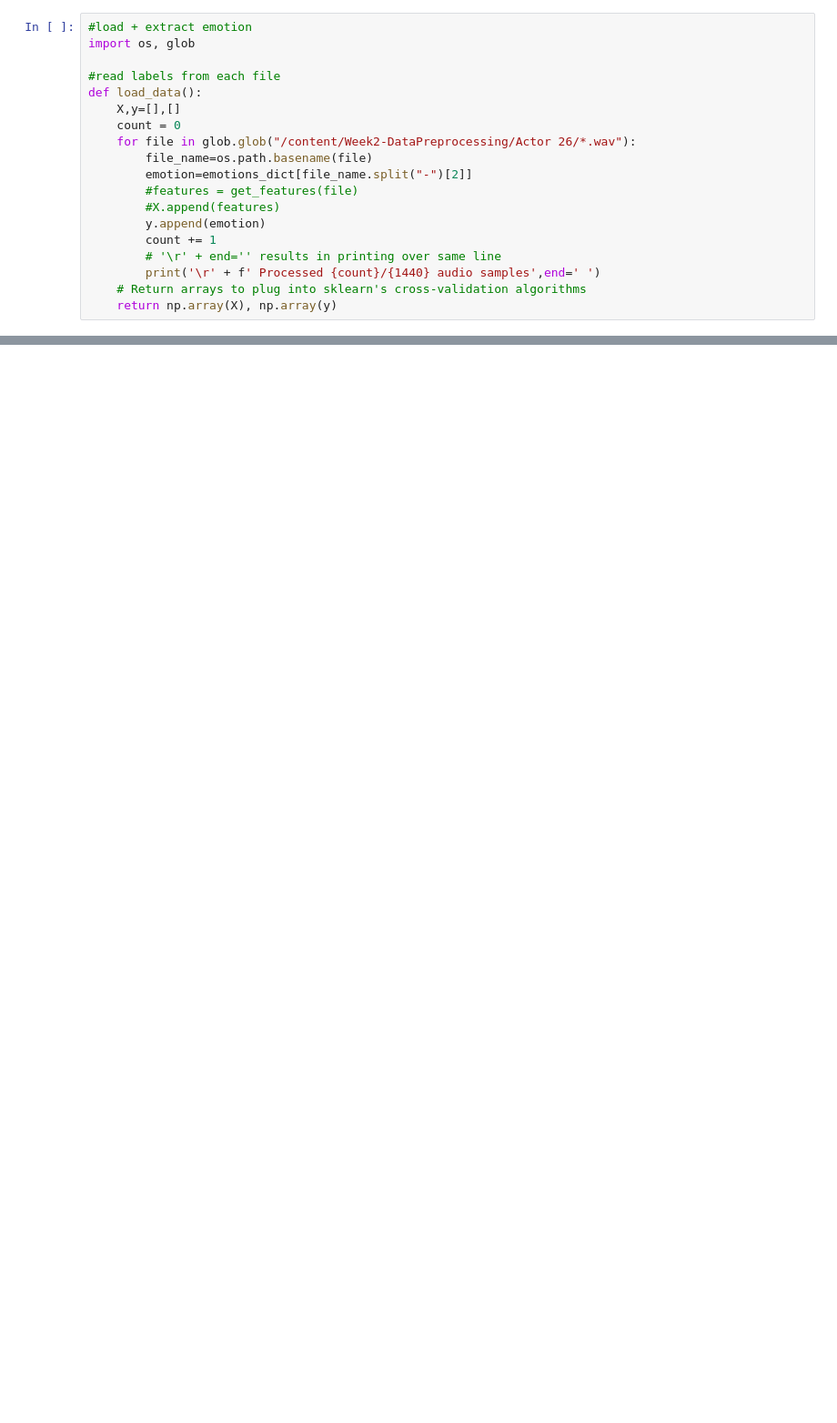
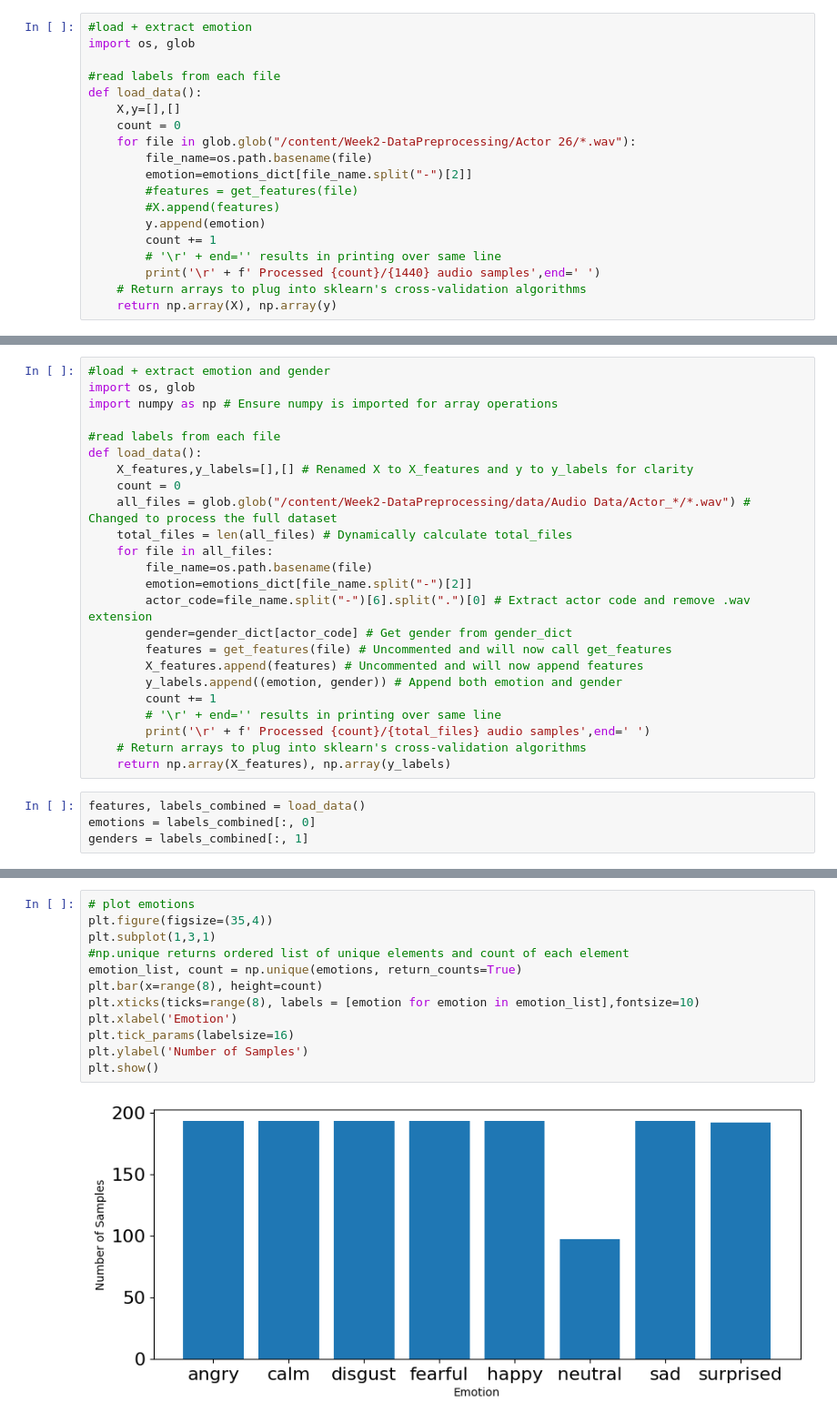
Before and after one commit to MIS520/Week2-DataPreprocessing, a Jupyter notebook: Assignment_2.ipynb, the cells around one changed output, grey strips where cells are left out. Shown at 91% size. Drawn from its saved outputs; the diff is of its cells as text; blank space fills up the shorter version.

```diff
--- a/Assignment_2.ipynb
+++ b/Assignment_2.ipynb
@@ -154,0 +238,28 @@ features, emotions = load_data()
+# %%
+#load + extract emotion and gender
+import os, glob
+import numpy as np # Ensure numpy is imported for array operations
+
+#read labels from each file
+def load_data():
+    X_features,y_labels=[],[] # Renamed X to X_features and y to y_labels for clarity
+    count = 0
+    all_files = glob.glob("/content/Week2-DataPreprocessing/data/Audio Data/Actor_*/*.wav") # Changed to process the full dataset
+    total_files = len(all_files) # Dynamically calculate total_files
+    for file in all_files:
+        file_name=os.path.basename(file)
+        emotion=emotions_dict[file_name.split("-")[2]]
+        actor_code=file_name.split("-")[6].split(".")[0] # Extract actor code and remove .wav extension
+        gender=gender_dict[actor_code] # Get gender from gender_dict
+        features = get_features(file) # Uncommented and will now call get_features
+        X_features.append(features) # Uncommented and will now append features
+        y_labels.append((emotion, gender)) # Append both emotion and gender
+        count += 1
+        # '\r' + end='' results in printing over same line
+        print('\r' + f' Processed {count}/{total_files} audio samples',end=' ')
+    # Return arrays to plug into sklearn's cross-validation algorithms
+    return np.array(X_features), np.array(y_labels)
+# %%
+features, labels_combined = load_data()
+emotions = labels_combined[:, 0]
+genders = labels_combined[:, 1]
@@ -154,0 +272,14 @@ features, emotions = load_data()
+# %%
+# plot emotions
+plt.figure(figsize=(35,4))
+plt.subplot(1,3,1)
+#np.unique returns ordered list of unique elements and count of each element
+emotion_list, count = np.unique(emotions, return_counts=True)
+plt.bar(x=range(8), height=count)
+plt.xticks(ticks=range(8), labels = [emotion for emotion in emotion_list],fontsize=10)
+plt.xlabel('Emotion')
+plt.tick_params(labelsize=16)
+plt.ylabel('Number of Samples')
+plt.show()
+# %% [output]
+[figure, added]
```
Also changed, not shown: parts of 14 cells of this notebook.
